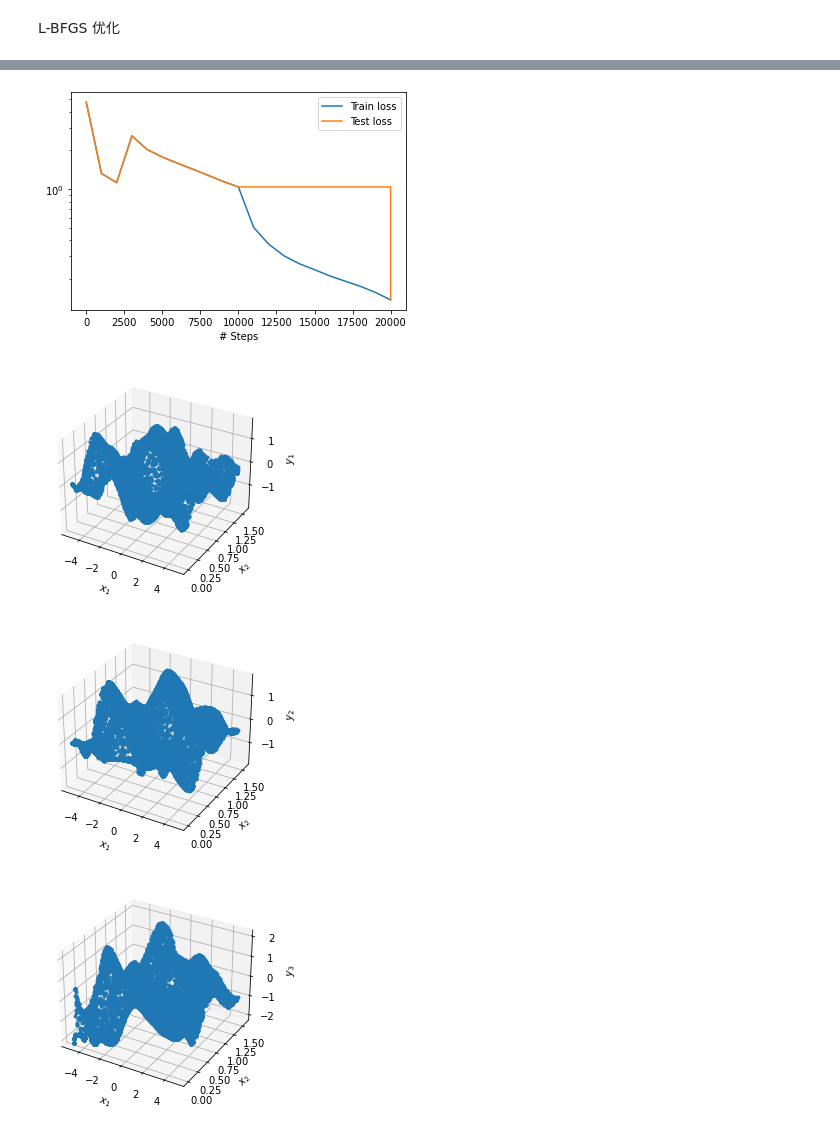
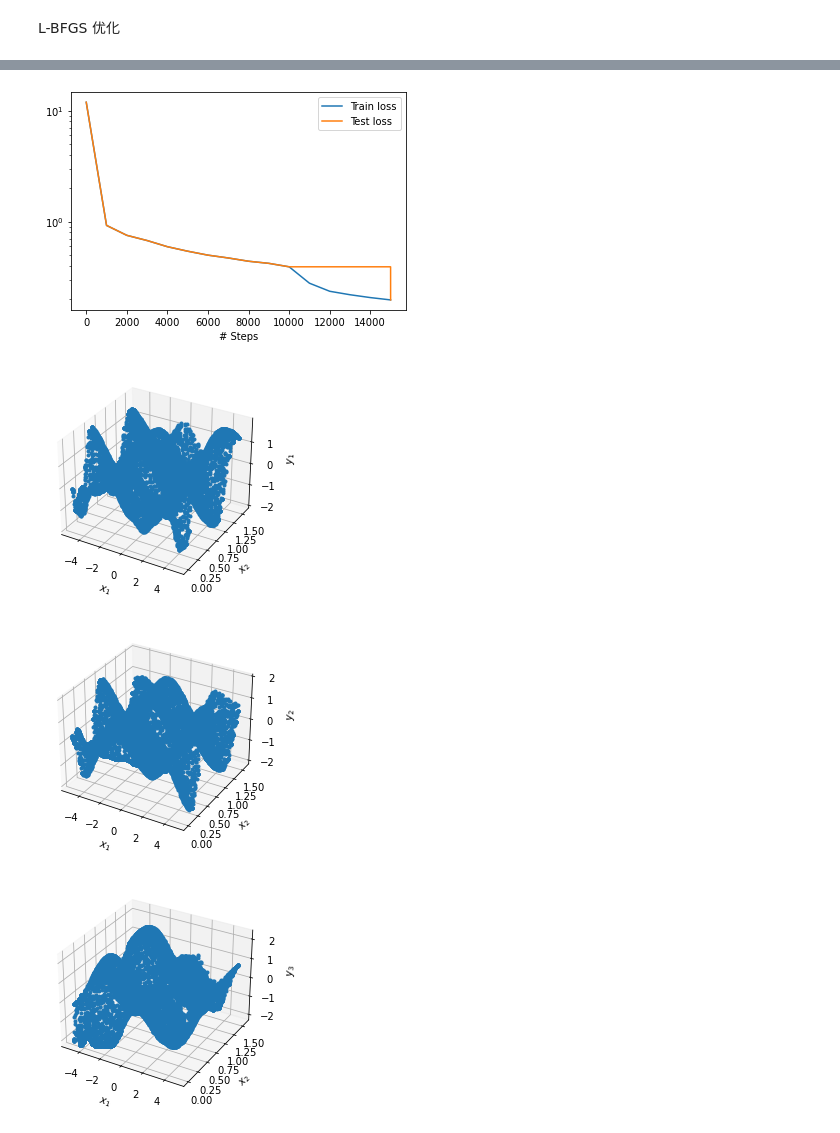
Before and after one commit to sk-yang666/PINN-on-NLS, a Jupyter notebook: 2.ipynb, the cells around one changed output, grey strips where cells are left out. Drawn from its saved outputs; the diff is of its cells as text; code cells hidden in the pictures.

```diff
--- a/2.ipynb
+++ b/2.ipynb
@@ -153,7 +153,7 @@ data = dde.data.TimePDE(
 
 allow_unused=True
 # 网络架构
-net = dde.maps.FNN([2] + [200] * 4 + [4], "tanh", "Glorot normal")
+net = dde.maps.FNN([2] + [100] * 4 + [4], "sin", "Glorot normal")
 
 model = dde.Model(data, net)
 # %% [markdown]
@@ -194,8 +194,8 @@ dde.optimizers.config.set_LBFGS_options(
     maxcor=50,
     ftol=1.0 * np.finfo(float).eps,
     gtol=1e-08,
-    maxiter=10000,
-    maxfun=10000,
+    maxiter=5000,
+    maxfun=5000,
     maxls=50,
 )
 model.compile("L-BFGS")
@@ -220,8 +220,8 @@ Step      Train loss
 
 Saving loss history to C:\Users\86183\Documents\GitHub\PINN-on-NLS\loss.dat ...
 Saving training data to C:\Users\86183\Documents\GitHub\PINN-on-NLS\train.dat ...
 Saving test data to C:\Users\86183\Documents\GitHub\PINN-on-NLS\test.dat ...
-[figure, old version]
+[figure, new version]
-[figure, old version]
+[figure, new version]
-[figure, old version]
+[figure, new version]
-[figure, old version]
+[figure, new version]
```
Also changed, not shown: parts of 6 cells of this notebook, 4 other files.
